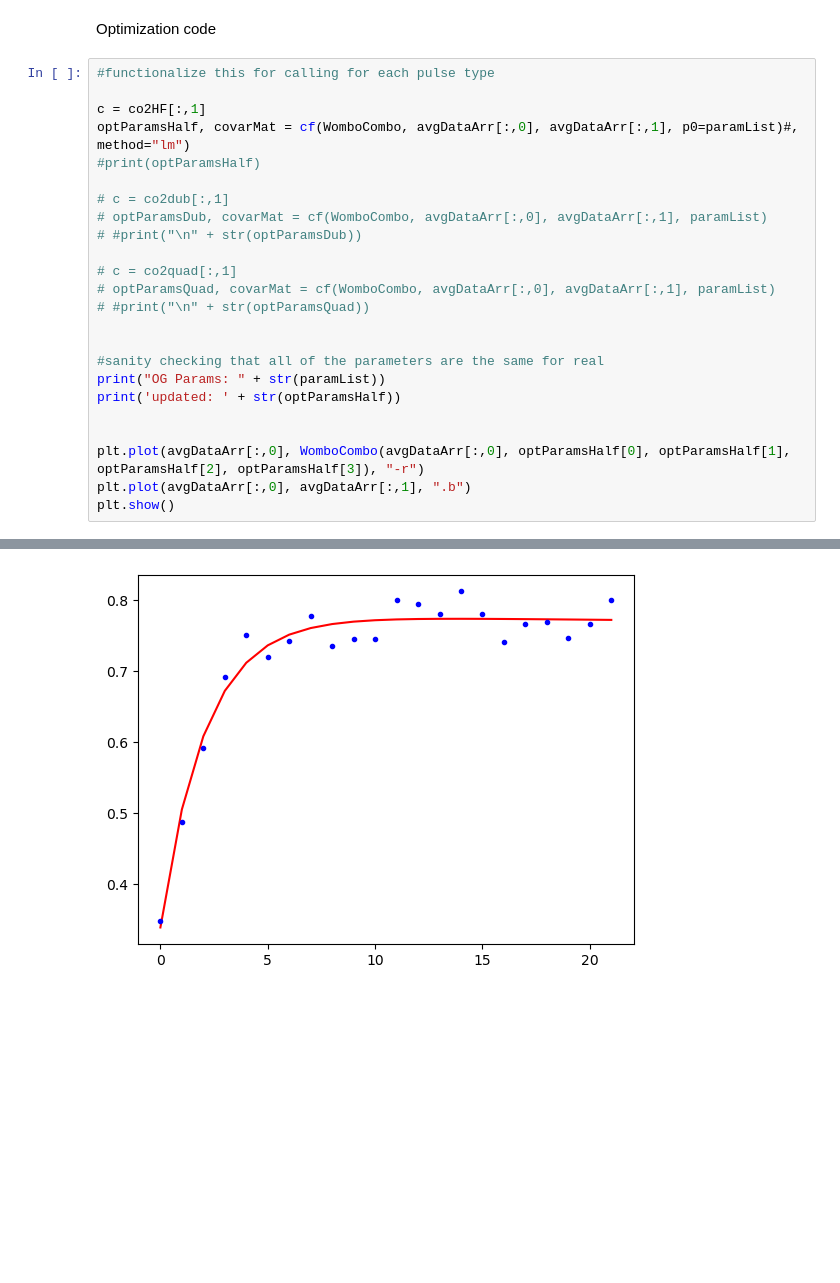
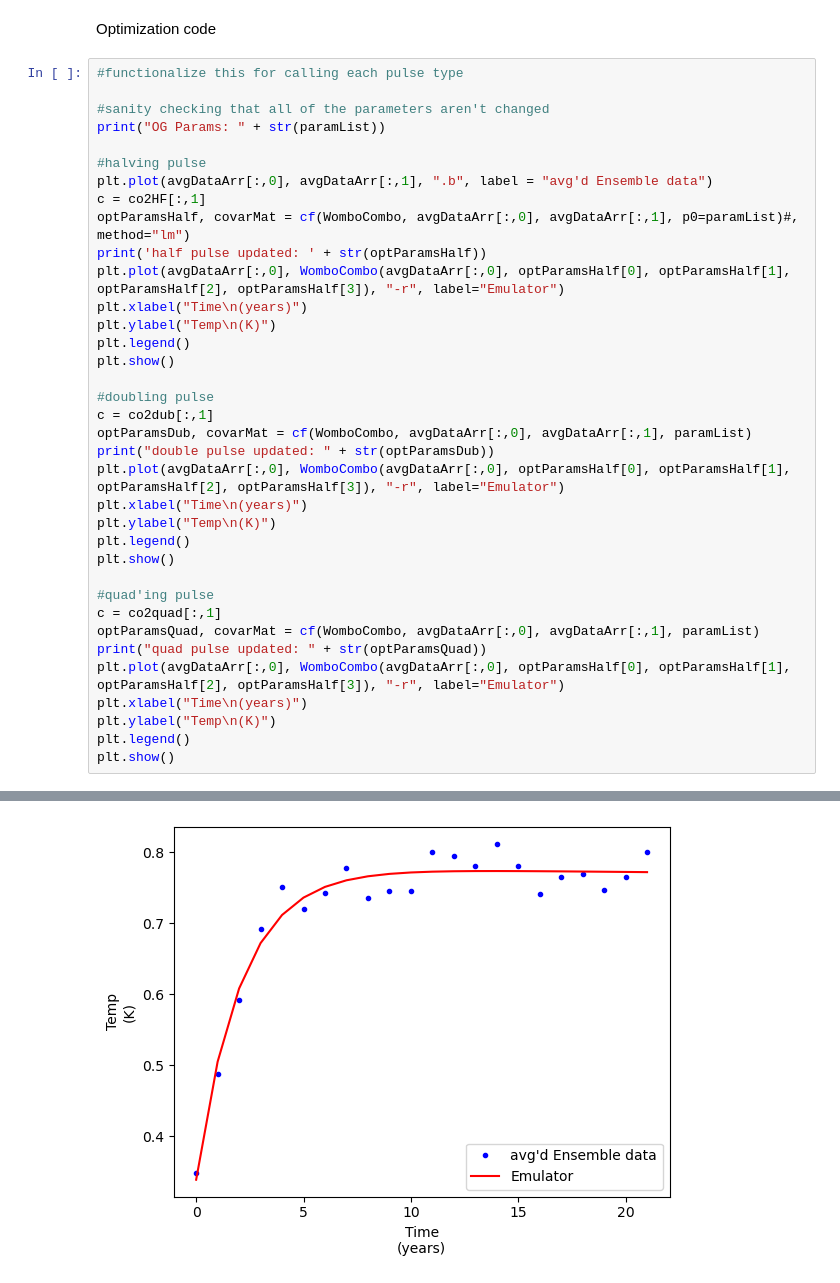
Before and after one commit to FToThe3rdPower/EarthSysModelling, a Jupyter notebook: PlasimEmu.ipynb, the cells around one changed output, grey strips where cells are left out. Drawn from its saved outputs; the diff is of its cells as text; blank space fills up the shorter version.

Commit message:
uncommented the other pulses

```diff
--- a/PlasimEmu.ipynb
+++ b/PlasimEmu.ipynb
@@ -149,28 +149,40 @@ plt.plot(WomboCombo(avgDataArr[:,0], paramList[0], paramList[1], paramList[2], p
 # %% [markdown]
 Optimization code
 # %%
-#functionalize this for calling for each pulse type
+#functionalize this for calling each pulse type
 
+#sanity checking that all of the parameters aren't changed
+print("OG Params: " + str(paramList))
+
+#halving pulse
+plt.plot(avgDataArr[:,0], avgDataArr[:,1], ".b", label = "avg'd Ensemble data")
 c = co2HF[:,1]
 optParamsHalf, covarMat = cf(WomboCombo, avgDataArr[:,0], avgDataArr[:,1], p0=paramList)#, method="lm")
-#print(optParamsHalf)
+print('half pulse updated: ' + str(optParamsHalf))
+plt.plot(avgDataArr[:,0], WomboCombo(avgDataArr[:,0], optParamsHalf[0], optParamsHalf[1], optParamsHalf[2], optParamsHalf[3]), "-r", label="Emulator")
+plt.xlabel("Time\n(years)")
+plt.ylabel("Temp\n(K)")
+plt.legend()
+plt.show()
 
-# c = co2dub[:,1]
-# optParamsDub, covarMat = cf(WomboCombo, avgDataArr[:,0], avgDataArr[:,1], paramList)
-# #print("\n" + str(optParamsDub))
+#doubling pulse
+c = co2dub[:,1]
+optParamsDub, covarMat = cf(WomboCombo, avgDataArr[:,0], avgDataArr[:,1], paramList)
+print("double pulse updated: " + str(optParamsDub))
+plt.plot(avgDataArr[:,0], WomboCombo(avgDataArr[:,0], optParamsHalf[0], optParamsHalf[1], optParamsHalf[2], optParamsHalf[3]), "-r", label="Emulator")
+plt.xlabel("Time\n(years)")
+plt.ylabel("Temp\n(K)")
+plt.legend()
+plt.show()
 
-# c = co2quad[:,1]
-# optParamsQuad, covarMat = cf(WomboCombo, avgDataArr[:,0], avgDataArr[:,1], paramList)
-# #print("\n" + str(optParamsQuad))
-
-
-#sanity checking that all of the parameters are the same for real
-print("OG Params: " + str(paramList))
-print('updated: ' + str(optParamsHalf))
-
-
-plt.plot(avgDataArr[:,0], WomboCombo(avgDataArr[:,0], optParamsHalf[0], optParamsHalf[1], optParamsHalf[2], optParamsHalf[3]), "-r")
-plt.plot(avgDataArr[:,0], avgDataArr[:,1], ".b")
+#quad'ing pulse
+c = co2quad[:,1]
+optParamsQuad, covarMat = cf(WomboCombo, avgDataArr[:,0], avgDataArr[:,1], paramList)
+print("quad pulse updated: " + str(optParamsQuad))
+plt.plot(avgDataArr[:,0], WomboCombo(avgDataArr[:,0], optParamsHalf[0], optParamsHalf[1], optParamsHalf[2], optParamsHalf[3]), "-r", label="Emulator")
+plt.xlabel("Time\n(years)")
+plt.ylabel("Temp\n(K)")
+plt.legend()
 plt.show()
 # %% [output]
 OG Params: [0.33, 0.41, 239, 4.1]
@@ -178 +190 @@ updated: [-5.40648567e+02  2.46588078e-01  2.59938661e+03  2.10023962e+00]
-[figure, old version]
+[figure, new version]
```
Also changed, not shown: parts of 5 cells of this notebook.
